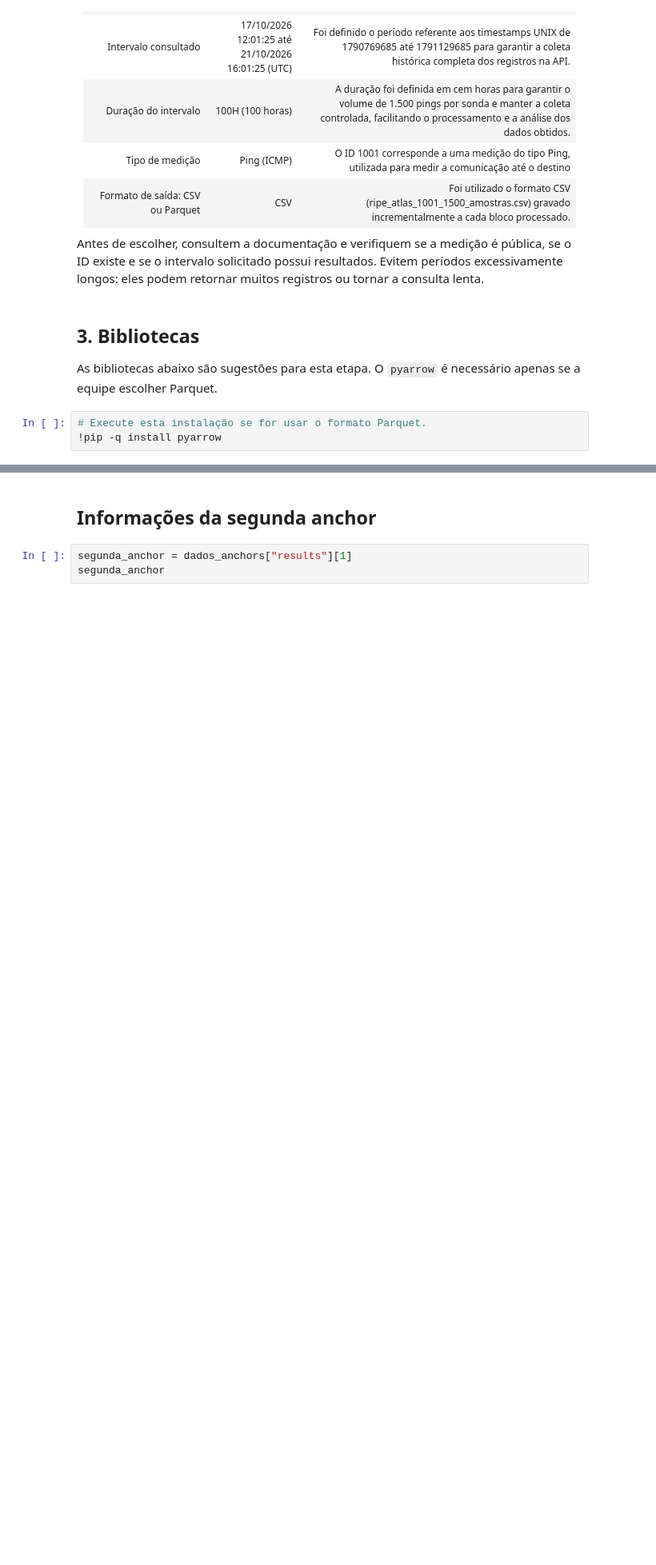
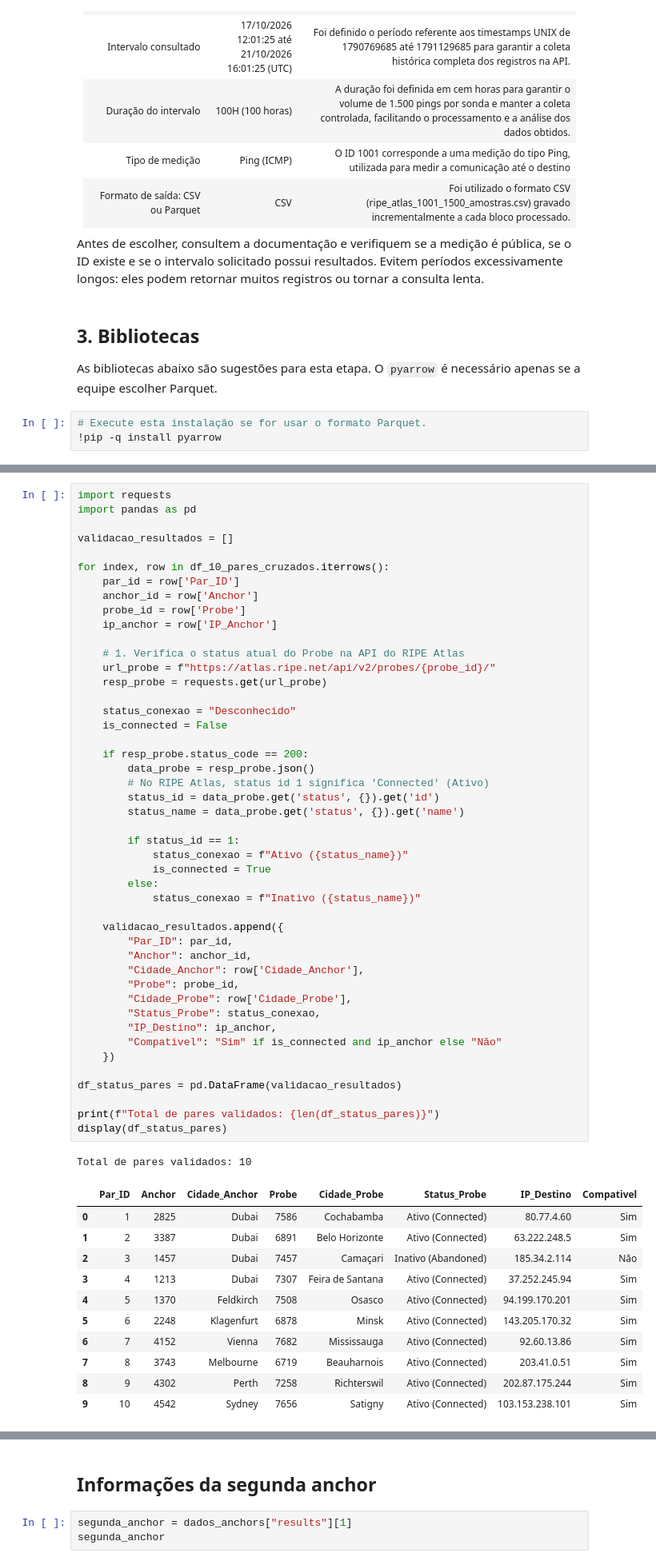
Before and after one commit to guilhermetrajanedasilva/Trabalho-Estruturas-de-Dados-II, a Jupyter notebook: 2_Coleta_de_dados.ipynb, the cells around one changed output, grey strips where cells are left out. Shown at 80% size. Saved outputs shown, nothing was run; the diff lists cells and outputs as text; blank space fills up the shorter version.

```diff
--- a/2_Coleta_de_dados.ipynb
+++ b/2_Coleta_de_dados.ipynb
@@ -258,0 +354,59 @@ Quantidade total: 15
+# %%
+import requests
+import pandas as pd
+
+validacao_resultados = []
+
+for index, row in df_10_pares_cruzados.iterrows():
+    par_id = row['Par_ID']
+    anchor_id = row['Anchor']
+    probe_id = row['Probe']
+    ip_anchor = row['IP_Anchor']
+
+    # 1. Verifica o status atual do Probe na API do RIPE Atlas
+    url_probe = f"https://atlas.ripe.net/api/v2/probes/{probe_id}/"
+    resp_probe = requests.get(url_probe)
+
+    status_conexao = "Desconhecido"
+    is_connected = False
+
+    if resp_probe.status_code == 200:
+        data_probe = resp_probe.json()
+        # No RIPE Atlas, status id 1 significa 'Connected' (Ativo)
+        status_id = data_probe.get('status', {}).get('id')
+        status_name = data_probe.get('status', {}).get('name')
+
+        if status_id == 1:
+            status_conexao = f"Ativo ({status_name})"
+            is_connected = True
+        else:
+            status_conexao = f"Inativo ({status_name})"
+
+    validacao_resultados.append({
+        "Par_ID": par_id,
+        "Anchor": anchor_id,
+        "Cidade_Anchor": row['Cidade_Anchor'],
+        "Probe": probe_id,
+        "Cidade_Probe": row['Cidade_Probe'],
+        "Status_Probe": status_conexao,
+        "IP_Destino": ip_anchor,
+        "Compativel": "Sim" if is_connected and ip_anchor else "Não"
+    })
+
+df_status_pares = pd.DataFrame(validacao_resultados)
+
+print(f"Total de pares validados: {len(df_status_pares)}")
+display(df_status_pares)
+# %% [output]
+Total de pares validados: 10
+|  | Par_ID | Anchor | Cidade_Anchor | Probe | Cidade_Probe | Status_Probe | IP_Destino | Compativel |
+| 0 | 1 | 2825 | Dubai | 7586 | Cochabamba | Ativo (Connected) | 80.77.4.60 | Sim |
+| 1 | 2 | 3387 | Dubai | 6891 | Belo Horizonte | Ativo (Connected) | 63.222.248.5 | Sim |
+| 2 | 3 | 1457 | Dubai | 7457 | Camaçari | Inativo (Abandoned) | 185.34.2.114 | Não |
+| 3 | 4 | 1213 | Dubai | 7307 | Feira de Santana | Ativo (Connected) | 37.252.245.94 | Sim |
+| 4 | 5 | 1370 | Feldkirch | 7508 | Osasco | Ativo (Connected) | 94.199.170.201 | Sim |
+| 5 | 6 | 2248 | Klagenfurt | 6878 | Minsk | Ativo (Connected) | 143.205.170.32 | Sim |
+| 6 | 7 | 4152 | Vienna | 7682 | Mississauga | Ativo (Connected) | 92.60.13.86 | Sim |
+| 7 | 8 | 3743 | Melbourne | 6719 | Beauharnois | Ativo (Connected) | 203.41.0.51 | Sim |
+| 8 | 9 | 4302 | Perth | 7258 | Richterswil | Ativo (Connected) | 202.87.175.244 | Sim |
+| 9 | 10 | 4542 | Sydney | 7656 | Satigny | Ativo (Connected) | 103.153.238.101 | Sim |
```
Also changed, not shown: parts of 26 cells of this notebook.
